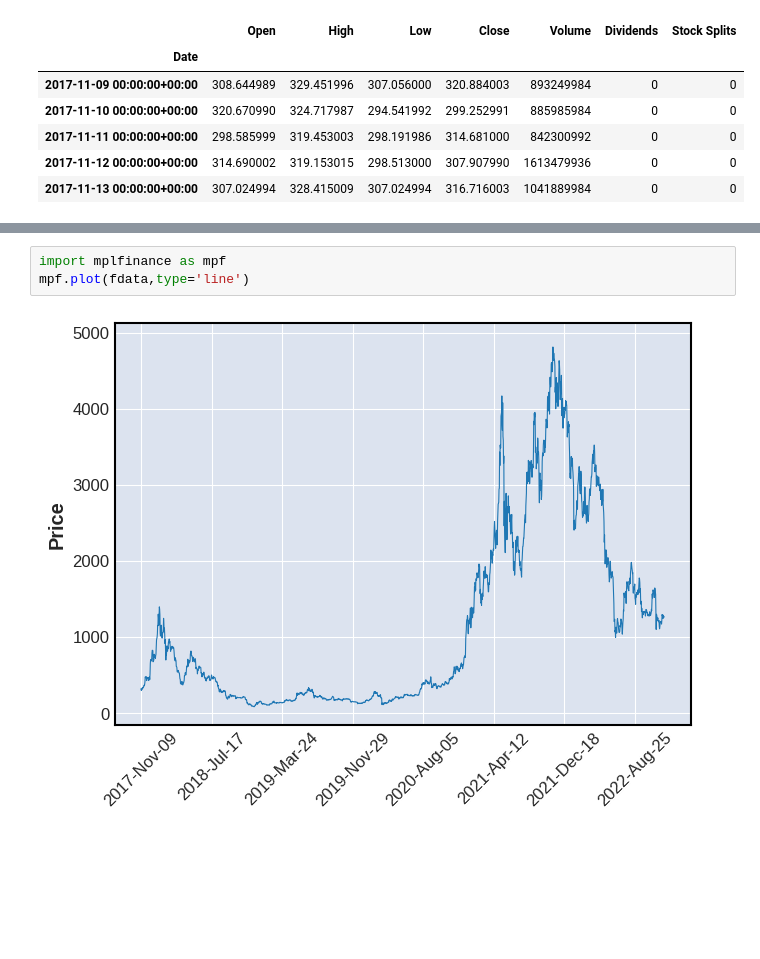
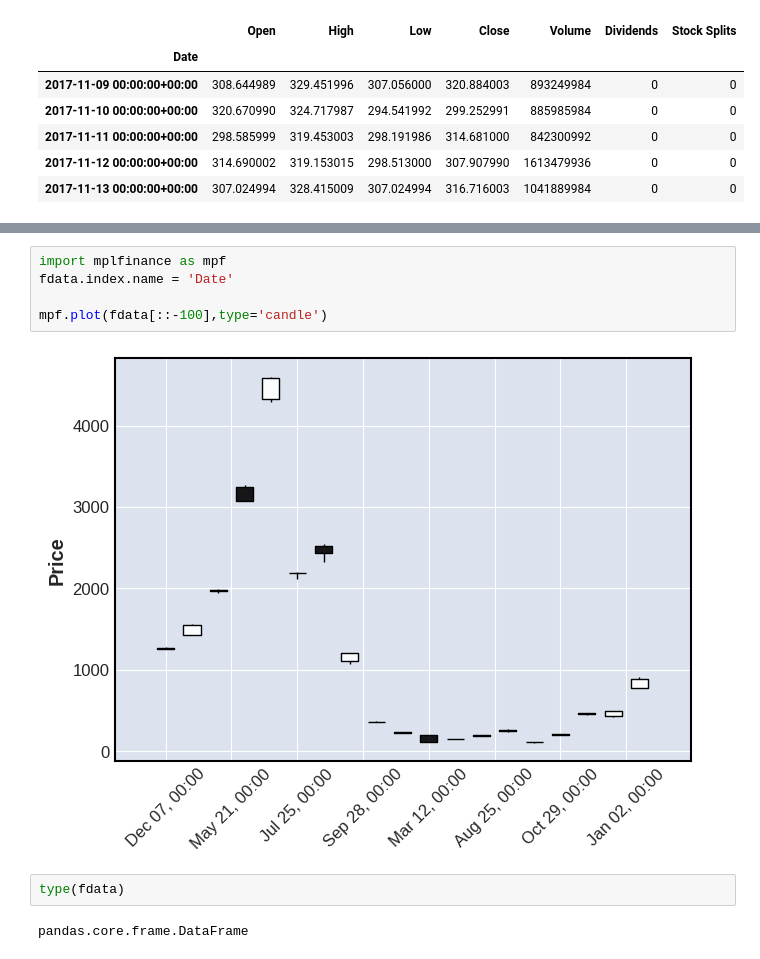
Before and after one commit to pattanps/ppm2-ML-AI-course, a Jupyter notebook: ppm2ml_finance.ipynb, the cells around one changed output, grey strips where cells are left out. Drawn from its saved outputs; the diff is of its cells as text; blank space fills up the shorter version.

```diff
--- a/ppm2ml_finance.ipynb
+++ b/ppm2ml_finance.ipynb
@@ -93,6 +97,12 @@ Installing collected packages: mplfinance
 Successfully installed mplfinance-0.12.9b5
 # %%
 import mplfinance as mpf
-mpf.plot(fdata,type='line')
+fdata.index.name = 'Date'
+
+mpf.plot(fdata[::-100],type='candle')
 # %% [output]
-[figure, old version]
+[figure, new version]
+# %%
+type(fdata)
+# %% [output]
+pandas.core.frame.DataFrame
```
Also changed, not shown: parts of 9 cells of this notebook.
